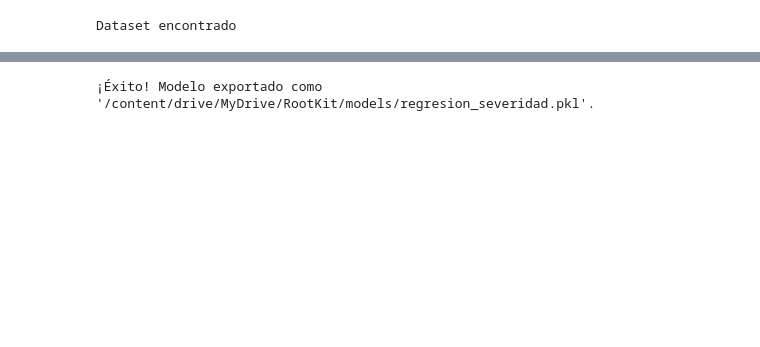
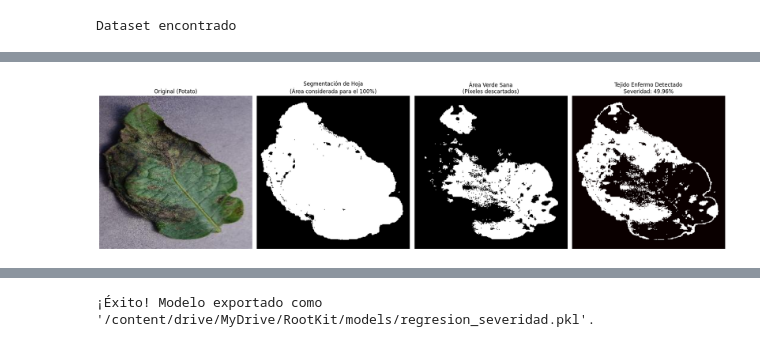
Before and after one commit to OthonLozano/RootKit, a Jupyter notebook: notebooks/03_regresion.ipynb, the cells around one changed output, grey strips where cells are left out. Cells and saved outputs as stored; diff of their text form; code cells hidden in the pictures; blank space fills up the shorter version.

Commit message:
feat: Correccion de calculo de severidad en 03_regresion.ipynb

```diff
--- a/notebooks/03_regresion.ipynb
+++ b/notebooks/03_regresion.ipynb
@@ -102,0 +27,7 @@ Extracción completada. Total de imágenes: 20637
+# %%
+RANGOS_PLANTAS = {
+    'Tomato': {'hoja': ([5, 20, 20], [95, 255, 255]), 'sano': ([25, 25, 25], [95, 255, 255])},
+    'Potato': {'hoja': ([0, 10, 10], [90, 255, 255]), 'sano': ([38, 50, 50], [90, 255, 255])},
+    'Pepper': {'hoja': ([25, 30, 30], [95, 255, 255]), 'sano': ([35, 50, 50], [95, 255, 255])},
+    'default': {'hoja': ([0, 20, 20], [100, 255, 255]), 'sano': ([35, 40, 40], [90, 255, 255])}
+}
@@ -102,0 +67,76 @@ Extracción completada. Total de imágenes: 20637
+# %%
+import matplotlib.pyplot as plt
+import cv2
+import numpy as np
+
+def depurar_imagen_con_rangos(ruta_imagen):
+    # 1. Cargar imagen
+    img = cv2.imread(ruta_imagen)
+    if img is None:
+        print(f"Error: No se pudo cargar la imagen en {ruta_imagen}")
+        return
+
+    img_rgb = cv2.cvtColor(img, cv2.COLOR_BGR2RGB)
+    hsv = cv2.cvtColor(img, cv2.COLOR_BGR2HSV)
+
+    # 2. Identificar la planta por la ruta (Carpeta)
+    # Buscamos 'Tomato', 'Potato' o 'Pepper' en el path
+    planta_clave = "default"
+    for p in RANGOS_PLANTAS.keys():
+        if p.lower() in ruta_imagen.lower():
+            planta_clave = p
+            break
+
+    rango = RANGOS_PLANTAS[planta_clave]
+    print(f"Depurando como: {planta_clave}")
+
+    # 3. Aplicar los rangos específicos del diccionario
+    lower_leaf = np.array(rango['hoja'][0])
+    upper_leaf = np.array(rango['hoja'][1])
+    mask_leaf = cv2.inRange(hsv, lower_leaf, upper_leaf)
+
+    lower_green = np.array(rango['sano'][0])
+    upper_green = np.array(rango['sano'][1])
+    mask_healthy = cv2.inRange(hsv, lower_green, upper_green)
+
+    # 4. Calcular infección (Lo que es hoja pero NO es verde sano)
+    mask_infection = cv2.bitwise_and(mask_leaf, cv2.bitwise_not(mask_healthy))
+
+    # 5. Calcular severidad matemática
+    total_hoja = np.count_nonzero(mask_leaf)
+    if total_hoja > 0:
+        severidad = (np.count_nonzero(mask_infection) / total_hoja) * 100
+    else:
+        severidad = 0
+
+    # 6. Visualización
+    plt.figure(figsize=(20, 6))
+
+    plt.subplot(1, 4, 1)
+    plt.imshow(img_rgb)
+    plt.title(f"Original ({planta_clave})")
+    plt.axis('off')
+
+    plt.subplot(1, 4, 2)
+    plt.imshow(mask_leaf, cmap='gray')
+    plt.title("Segmentación de Hoja\n(Área considerada para el 100%)")
+    plt.axis('off')
+
+    plt.subplot(1, 4, 3)
+    plt.imshow(mask_healthy, cmap='gray')
+    plt.title("Área Verde Sana\n(Píxeles descartados)")
+    plt.axis('off')
+
+    plt.subplot(1, 4, 4)
+    plt.imshow(mask_infection, cmap='hot')
+    plt.title(f"Tejido Enfermo Detectado\nSeveridad: {severidad:.2f}%")
+    plt.axis('off')
+
+    plt.tight_layout()
+    plt.show()
+
+# --- PRUEBA CON TU IMAGEN DE PAPA ---
+# Sustituye con la ruta de la imagen de papa que me mostraste
+ruta_img = '/content/drive/MyDrive/RootKit/PlantVillage/Potato___Late_blight/8c894440-a022-41a8-9545-51ff4286d29f___RS_LB 5126.JPG'
+depurar_imagen_con_rangos(ruta_img)
+# %% [output]
@@ -102,0 +144 @@ Extracción completada. Total de imágenes: 20637
+[figure, added]
```
Also changed, not shown: parts of 9 cells of this notebook, 1 other file.
